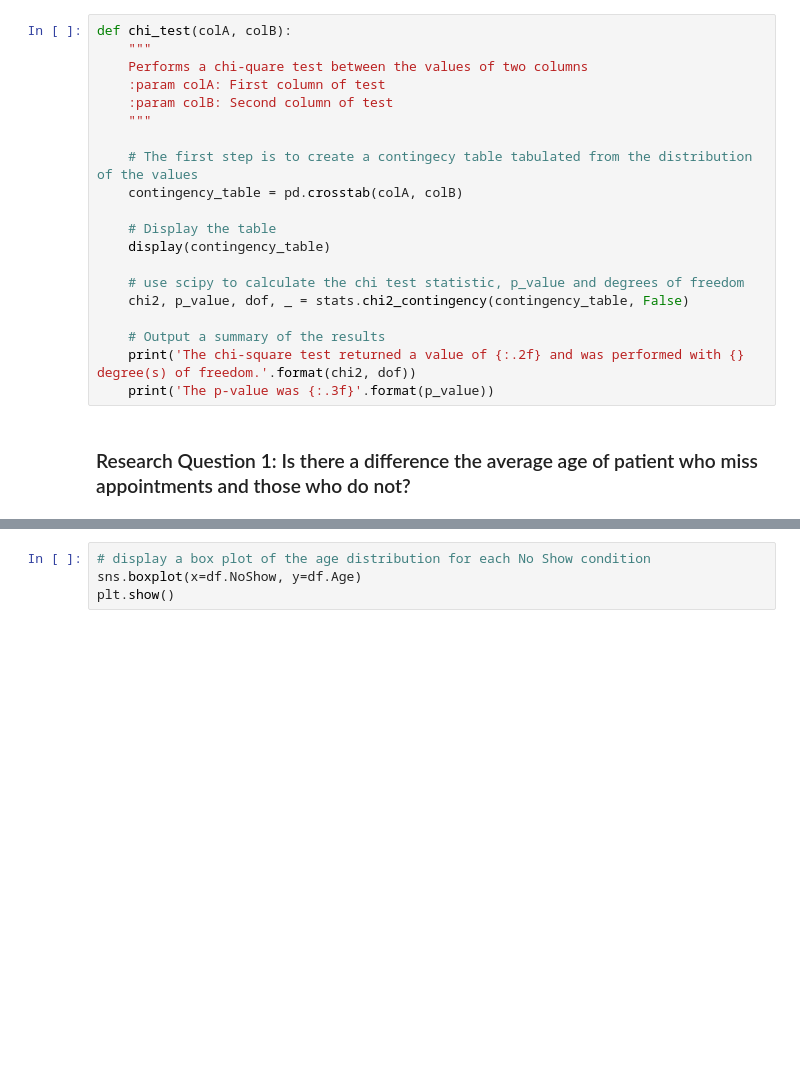
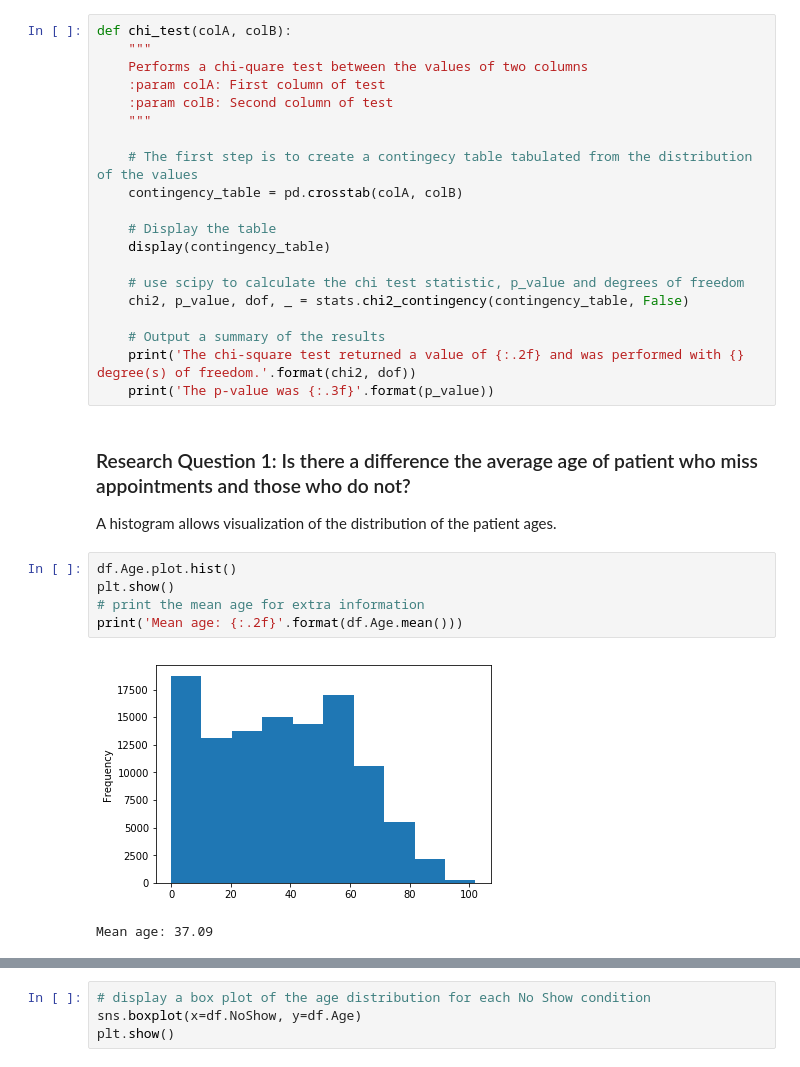
Before and after one commit to shawnemhe/udacity-data-analyst, a Jupyter notebook: p2/Investigate_a_Dataset.ipynb, the cells around one changed output, grey strips where cells are left out. Cells and saved outputs as stored; diff of their text form; blank space fills up the shorter version.

```diff
--- a/p2-investigate-a-dataset/Investigate_a_Dataset.ipynb
+++ b/p2/Investigate_a_Dataset.ipynb
@@ -245,3 +245,13 @@ def chi_test(colA, colB):
     print('The p-value was {:.3f}'.format(p_value))
 # %% [markdown]
 ### Research Question 1: Is there a difference the average age of patient who miss appointments and those who do not?
+
+A histogram allows visualization of the distribution of the patient ages.
+# %%
+df.Age.plot.hist()
+plt.show()
+# print the mean age for extra information
+print('Mean age: {:.2f}'.format(df.Age.mean()))
+# %% [output]
+[figure, added]
+Mean age: 37.09
```
Also changed, not shown: parts of 5 cells of this notebook, 7 other files.
